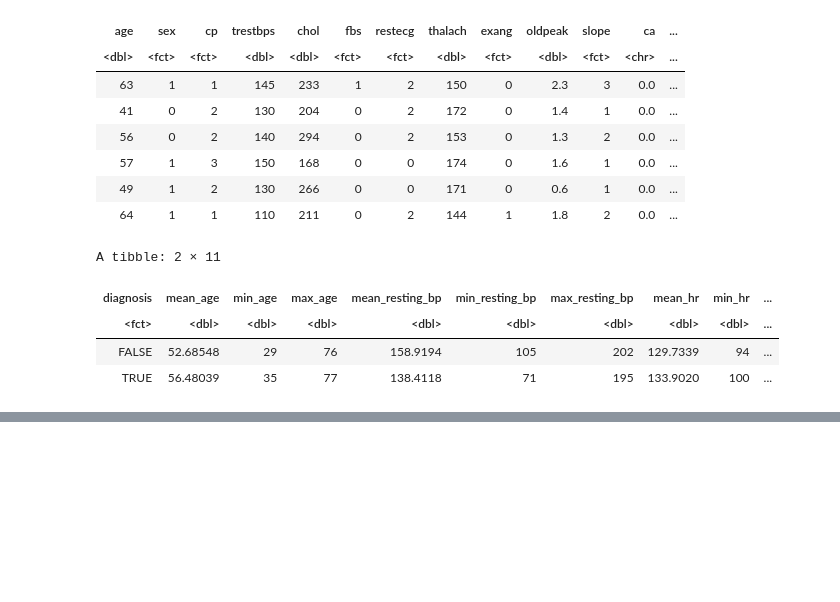
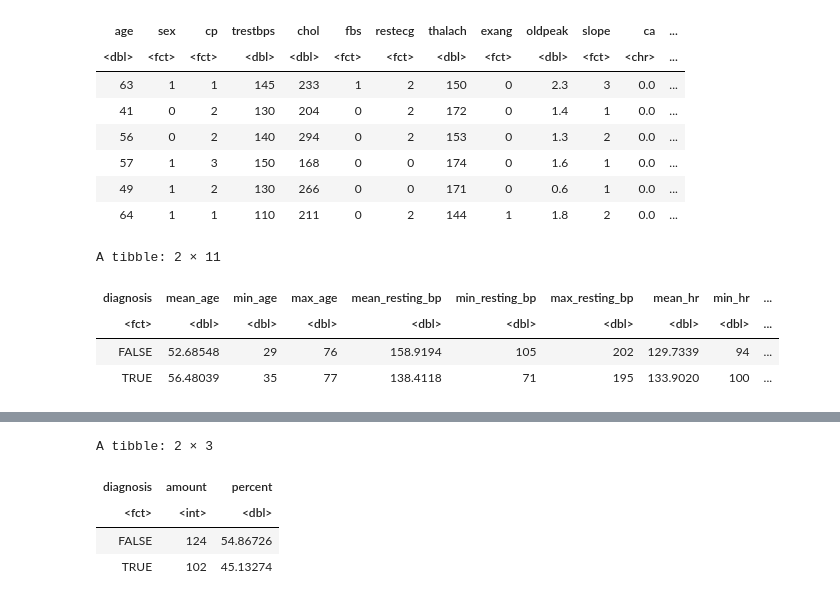
Before and after one commit to gellis03/DSCI-100-project, a Jupyter notebook: group_project.ipynb, the cells around one changed output, grey strips where cells are left out. Saved outputs shown, nothing was run; the diff lists cells and outputs as text; code cells hidden in the pictures; blank space fills up the shorter version.

```diff
--- a/group_project.ipynb
+++ b/group_project.ipynb
@@ -110,0 +174,14 @@ A tibble: 2 × 11
+# %%
+#testing majority classifer
+heart_prop<- heart_training |>
+    group_by(diagnosis) |>
+    summarize(amount=n()) |>
+    mutate(percent = 100*amount/nrow(heart_training))
+
+heart_prop
+# %% [output]
+A tibble: 2 × 3
+| diagnosis | amount | percent |
+| <fct> | <int> | <dbl> |
+| FALSE | 124 | 54.86726 |
+| TRUE | 102 | 45.13274 |
```
Also changed, not shown: parts of 6 cells of this notebook.
